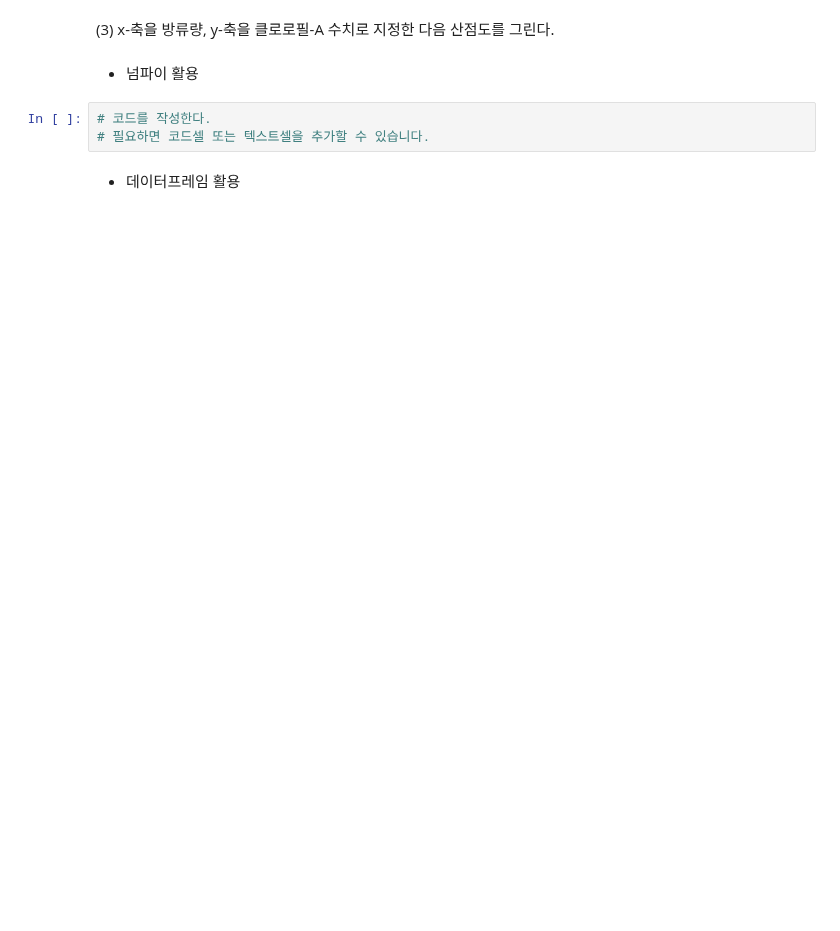
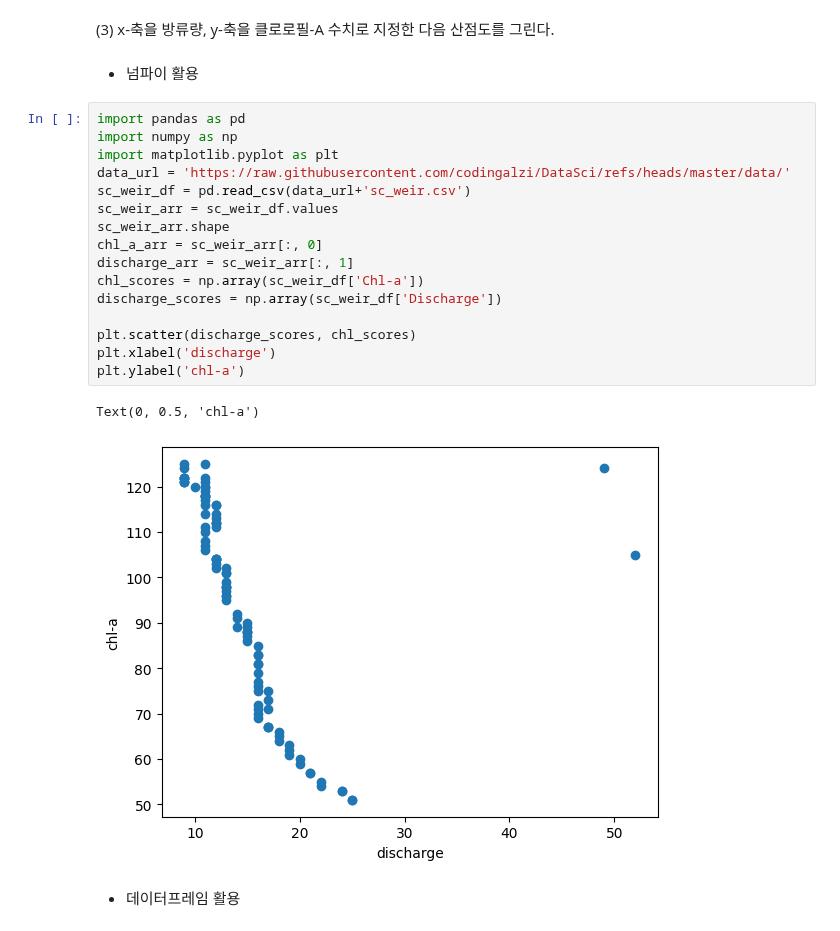
Before and after one commit to Sooyaaas/TEST, a Jupyter notebook: practices/practice-twoD_data.ipynb, the cells around one changed output. Drawn from its saved outputs; the diff is of its cells as text; blank space fills up the shorter version.

```diff
--- a/practices/practice-twoD_data.ipynb
+++ b/practices/practice-twoD_data.ipynb
@@ -121,8 +153,24 @@ summary_df['dev_product'].mean()
 # %% [markdown]
 - 넘파이 활용
 # %%
-# 코드를 작성한다.
-# 필요하면 코드셀 또는 텍스트셀을 추가할 수 있습니다.
+import pandas as pd
+import numpy as np
+import matplotlib.pyplot as plt
+data_url = 'https://raw.githubusercontent.com/codingalzi/DataSci/refs/heads/master/data/'
+sc_weir_df = pd.read_csv(data_url+'sc_weir.csv')
+sc_weir_arr = sc_weir_df.values
+sc_weir_arr.shape
+chl_a_arr = sc_weir_arr[:, 0]
+discharge_arr = sc_weir_arr[:, 1]
+chl_scores = np.array(sc_weir_df['Chl-a'])
+discharge_scores = np.array(sc_weir_df['Discharge'])
+
+plt.scatter(discharge_scores, chl_scores)
+plt.xlabel('discharge')
+plt.ylabel('chl-a')
+# %% [output]
+Text(0, 0.5, 'chl-a')
+[figure, added]
 # %% [markdown]
 - 데이터프레임 활용
 # %%
```
Also changed, not shown: parts of 11 cells of this notebook.
